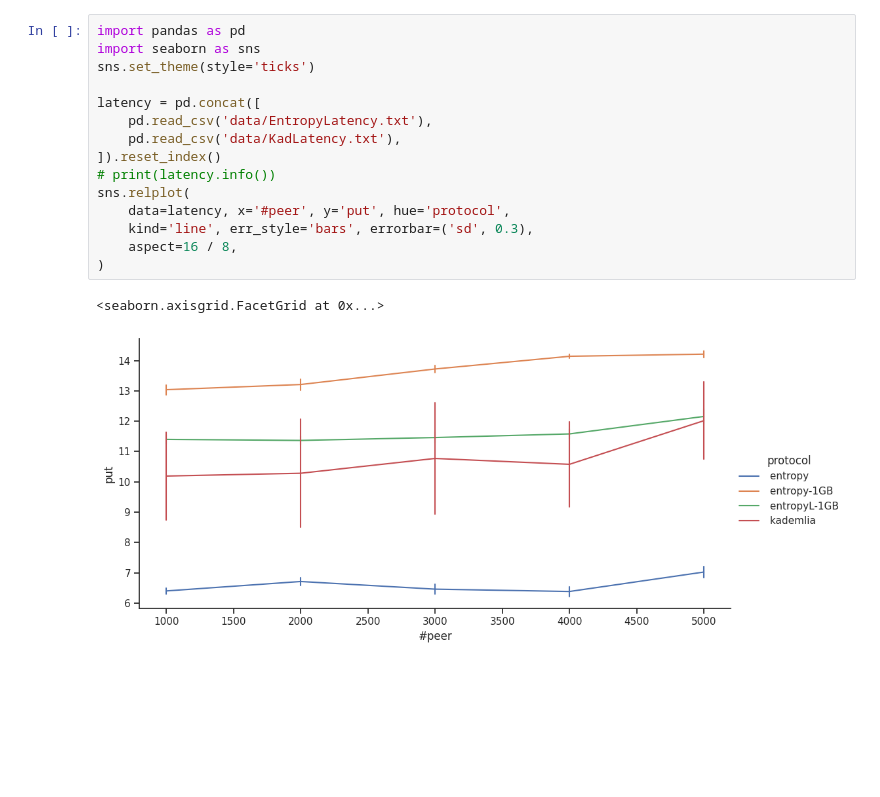
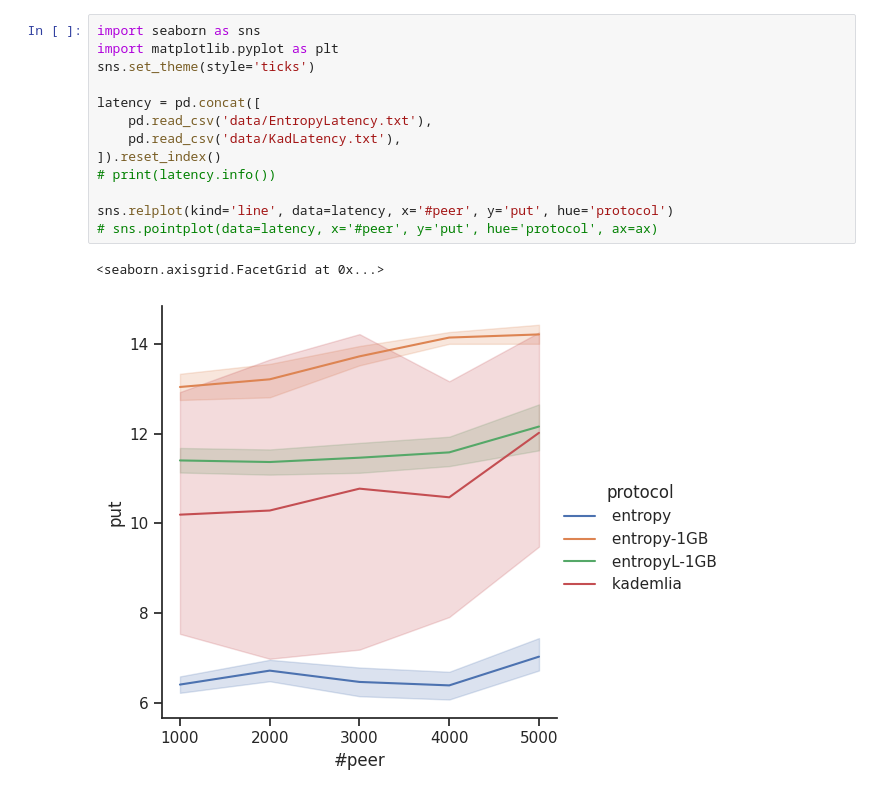
Before and after one commit to sgdxbc/festival, a Jupyter notebook: plot/latency.ipynb, the cells around one changed output. Cells and saved outputs as stored; diff of their text form; blank space fills up the shorter version.

```diff
--- a/plot/latency.ipynb
+++ b/plot/latency.ipynb
@@ -1,19 +1,17 @@
 # %%
-import pandas as pd
 import seaborn as sns
+import matplotlib.pyplot as plt
 sns.set_theme(style='ticks')
 
 latency = pd.concat([
     pd.read_csv('data/EntropyLatency.txt'),
     pd.read_csv('data/KadLatency.txt'),
 ]).reset_index()
 # print(latency.info())
-sns.relplot(
-    data=latency, x='#peer', y='put', hue='protocol',
-    kind='line', err_style='bars', errorbar=('sd', 0.3),
-    aspect=16 / 8,
-)
+
+sns.relplot(kind='line', data=latency, x='#peer', y='put', hue='protocol')
+# sns.pointplot(data=latency, x='#peer', y='put', hue='protocol', ax=ax)
 # %% [output]
 <seaborn.axisgrid.FacetGrid at 0x...>
-[figure, old version]
+[figure, new version]
 # %%
```
Also changed, not shown: parts of 1 cell of this notebook, 4 other files.
